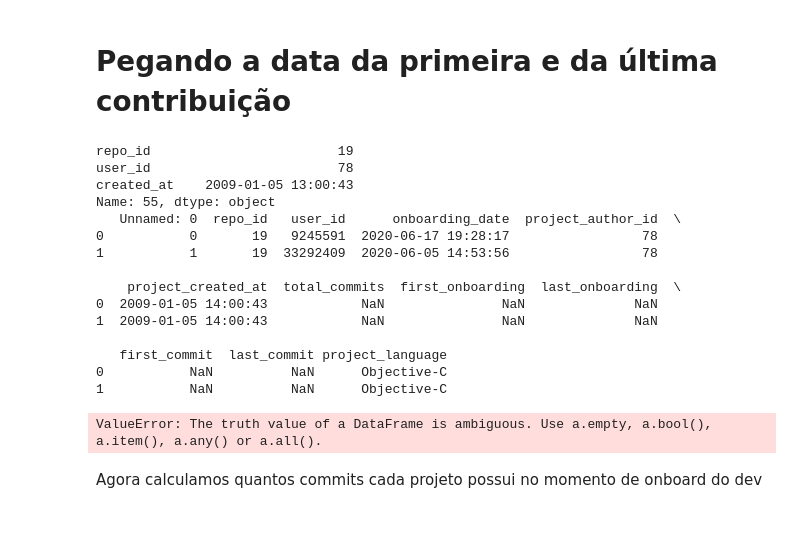
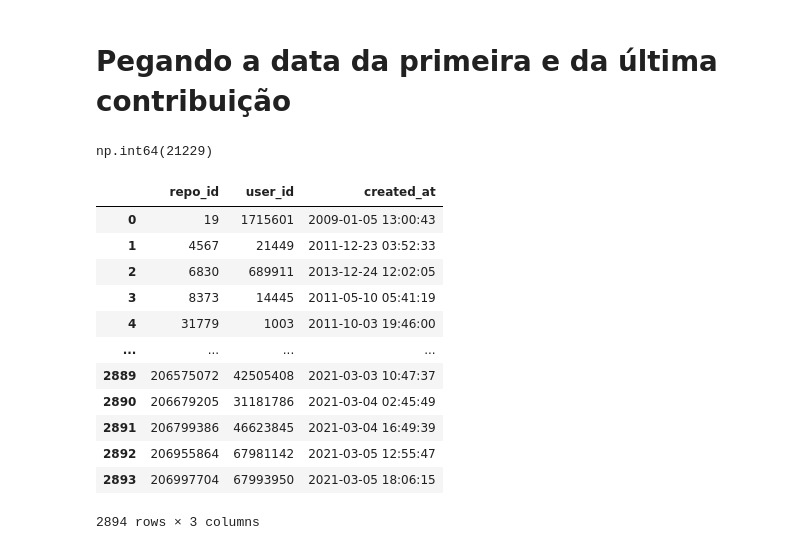
Before and after one commit to gusgewehr/OpenSourceEvaluationForFirstContribution, a Jupyter notebook: Evaluation.ipynb, the cells around one changed output. Cells and saved outputs as stored; diff of their text form; code cells hidden in the pictures; blank space fills up the shorter version.

```diff
--- a/Evaluation.ipynb
+++ b/Evaluation.ipynb
@@ -210,22 +212,23 @@ df_onboardings = pd.read_csv("onboarding.csv")
 
 repos = df_onboardings['repo_id'].unique()
 # %%
-df_project_members = pd.read_csv(join(path, 'project_members.csv'), names=["repo_id", "user_id", "created_at"])
+df_project_members = pd.read_csv("project_members.csv", names=["repo_id", "user_id", "created_at"])
 
 df_project_members = df_project_members[df_project_members['repo_id'].isin(repos)]
-# %%
-def get_min_date_row(group):
-    min_row = group.loc[group['created_at'].idxmin()]
-
-    print(min_row)
-
-    owner = df_onboardings.loc[df_onboardings['repo_id'] == min_row['repo_id']]
-
-    print(owner)
-    if min_row['user_id'] == owner:
-        print('era owner')
-        group.drop(min_row.index)
-        min_row = get_min_date_row(group)
-
-
-    return min_row
+# %%
+teste = df_onboardings[df_onboardings['repo_id'] == 4567]
+teste_dono =  teste['project_author_id']
+
+teste_dono.values[0]
+# %% [output]
+np.int64(21229)
+# %%
+def get_min_date_row(group):
+    repo = group['repo_id'].unique()[0]
+    this_repo = df_onboardings[df_onboardings['repo_id'] == repo]
+    owner = this_repo['project_author_id'].values[0]
+
+    group.drop(group[ group['user_id'] == owner ].index, inplace=True)
+    min_row = group.loc[group['created_at'].idxmin()]
+
+    return min_row
@@ -232,22 +245,19 @@ def get_min_date_row(group):
 # %%
 
-df_first_repo_contrib = df_project_members.groupby('repo_id').apply(get_min_date_row) #.reset_index(drop=True)
+df_first_repo_contrib = df_project_members.groupby('repo_id').apply(get_min_date_row).reset_index(drop=True)
-# %% [output]
-repo_id                        19
-user_id                        78
-created_at    2009-01-05 13:00:43
-Name: 55, dtype: object
-   Unnamed: 0  repo_id   user_id      onboarding_date  project_author_id  \
-0           0       19   9245591  2020-06-17 19:28:17                 78
-1           1       19  33292409  2020-06-05 14:53:56                 78
-
-    project_created_at  total_commits  first_onboarding  last_onboarding  \
-0  2009-01-05 14:00:43            NaN               NaN              NaN
-1  2009-01-05 14:00:43            NaN               NaN              NaN
-
-   first_commit  last_commit project_language
-0           NaN          NaN      Objective-C
-1           NaN          NaN      Objective-C
-ValueError: The truth value of a DataFrame is ambiguous. Use a.empty, a.bool(), a.item(), a.any() or a.all().
-# %% [markdown]
-Agora calculamos quantos commits cada projeto possui no momento de onboard do dev
+# %%
+df_first_repo_contrib
+# %% [output]
+|  | repo_id | user_id | created_at |
+| 0 | 19 | 1715601 | 2009-01-05 13:00:43 |
+| 1 | 4567 | 21449 | 2011-12-23 03:52:33 |
+| 2 | 6830 | 689911 | 2013-12-24 12:02:05 |
+| 3 | 8373 | 14445 | 2011-05-10 05:41:19 |
+| 4 | 31779 | 1003 | 2011-10-03 19:46:00 |
+| ... | ... | ... | ... |
+| 2889 | 206575072 | 42505408 | 2021-03-03 10:47:37 |
+| 2890 | 206679205 | 31181786 | 2021-03-04 02:45:49 |
+| 2891 | 206799386 | 46623845 | 2021-03-04 16:49:39 |
+| 2892 | 206955864 | 67981142 | 2021-03-05 12:55:47 |
+| 2893 | 206997704 | 67993950 | 2021-03-05 18:06:15 |
+2894 rows × 3 columns
```
Also changed, not shown: parts of 18 cells of this notebook.
